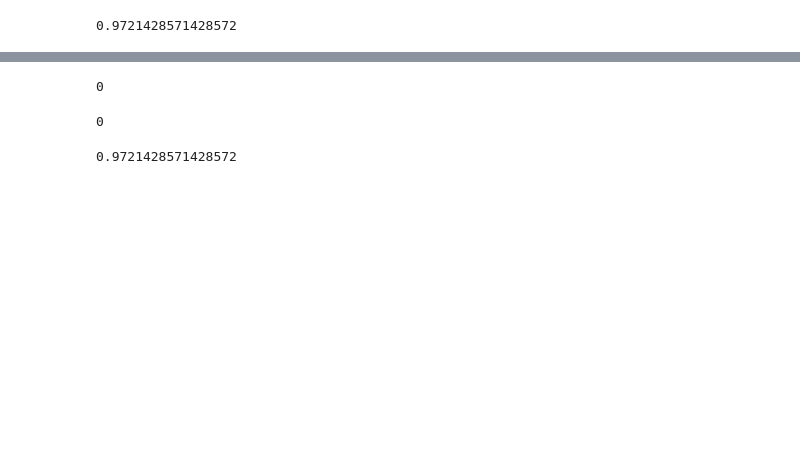
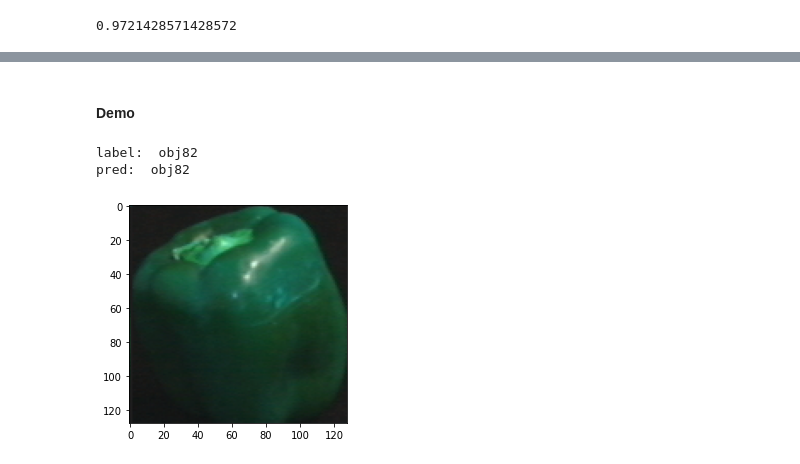
Before and after one commit to thanglong2000pro/Object_Classification_BOW, a Jupyter notebook: object-detection/test.ipynb, the cells around one changed output, grey strips where cells are left out. Saved outputs shown, nothing was run; the diff lists cells and outputs as text; code cells hidden in the pictures; blank space fills up the shorter version.

Commit message:
final demo

```diff
--- a/object-detection/test.ipynb
+++ b/object-detection/test.ipynb
@@ -87,6 +122,0 @@ image_paths[0]
-# %%
-img = cv2.imread(image_paths[0], cv2.IMREAD_COLOR)
-# cv2.imshow("image", img)
-# cv2.waitKey(0)
-# cv2.destroyAllWindows()
-plt.imshow(img)
@@ -100,13 +123,23 @@ classes_names[0]
-# %%
-image_classes[0]
-# %% [output]
-0
-# %%
-pred[0]
-# %% [output]
-0
-# %%
-accuracy = accuracy_score(image_classes, pred)
-accuracy
-# %% [output]
-0.9721428571428572
+# %% [markdown]
+#### Demo
+# %%
+def inference(image_paths, image_classes, classes_names, pred, index):
+    img = cv2.imread(image_paths[index], cv2.IMREAD_COLOR)
+    img_label = image_classes[index]
+    for value in range(len(set(image_classes))):
+        if img_label == list(set(image_classes))[value]:
+            img_label = classes_names[value]
+    img_pred = pred[index]
+    for value in range(len(set(image_classes))):
+        if img_pred == list(set(image_classes))[value]:
+            img_pred = classes_names[value]
+    #draw label and pred on img
+    print("label: ", img_label)
+    print("pred: ", img_pred)
+    plt.imshow(img)
+# %%
+inference(image_paths, image_classes, classes_names, pred, 21)
+# %% [output]
+label:  obj82
+pred:  obj82
+[figure, added]
```
Also changed, not shown: parts of 7 cells of this notebook, 3 other files.
